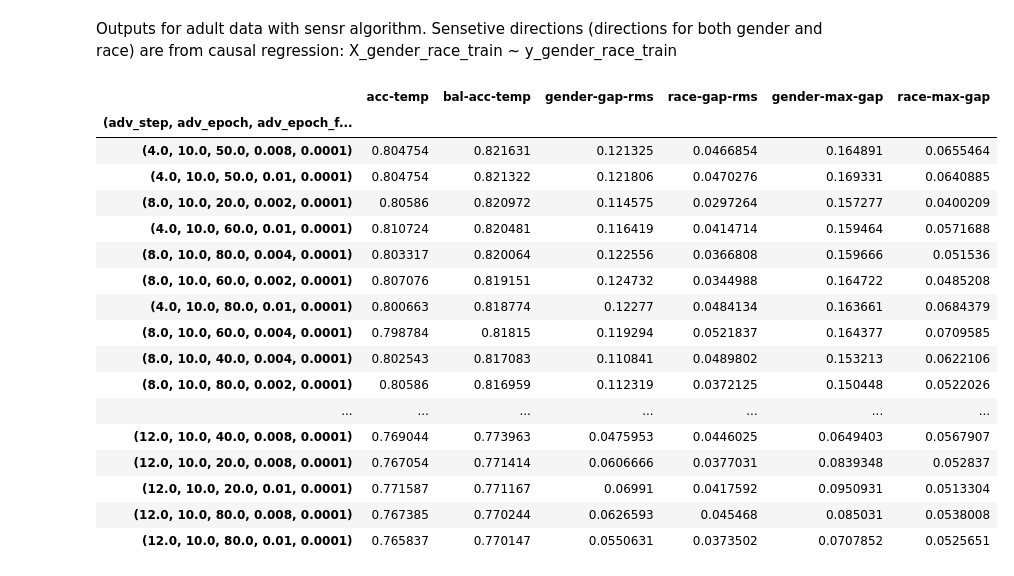
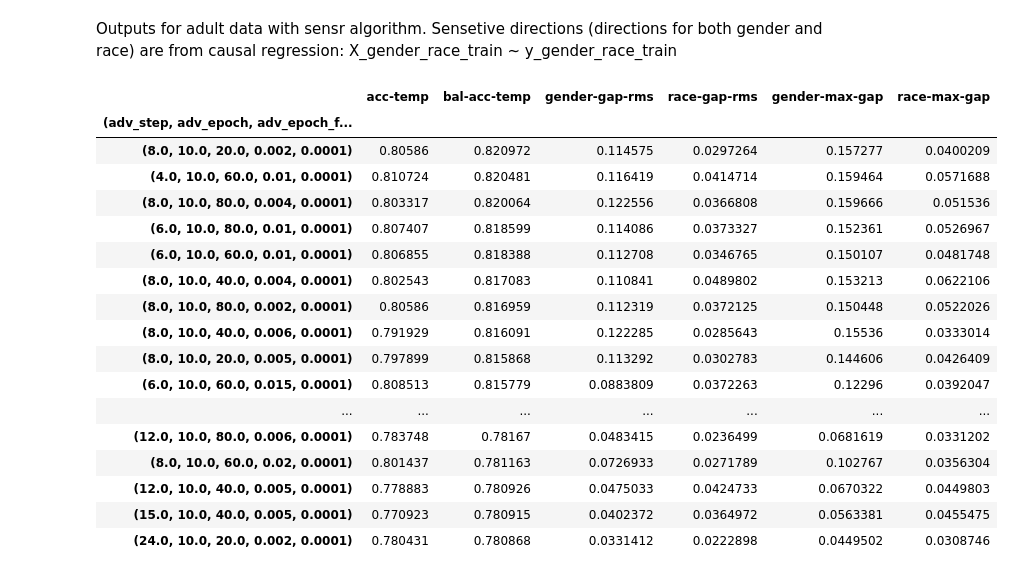
Before and after one commit to smaityumich/adult-sensr, a Jupyter notebook: adult-sensr/output.ipynb, the cells around one changed output. Cells and saved outputs as stored; diff of their text form; code cells hidden in the pictures.

```diff
--- a/adult-sensr/output.ipynb
+++ b/adult-sensr/output.ipynb
@@ -38,34 +38,34 @@ df_output = df_output.sort_values(by=['bal-acc-temp'],ascending=False)
 # %% [markdown]
 Outputs for adult data with sensr algorithm. Sensetive directions (directions for both gender and race) are from causal regression: X_gender_race_train ~ y_gender_race_train
 # %%
-df_out_selected = df_output[df_output['bal-acc-temp']>0.77]
-df_out_selected = df_out_selected[df_out_selected['gender-max-gap']<0.17]
+df_out_selected = df_output[df_output['bal-acc-temp']>0.78]
+df_out_selected = df_out_selected[df_out_selected['gender-max-gap']<0.16]
 df_out_selected = df_out_selected[['acc-temp' , 'bal-acc-temp', 'gender-gap-rms', 'race-gap-rms',  'gender-max-gap', 'race-max-gap']]
 # %%
 def highlight_greaterthan_1(s):
-    if (s['bal-acc-temp'] >= 0.79 and s['gender-max-gap']<0.068):
+    if (s['bal-acc-temp'] >= 0.789 and s['gender-max-gap']<0.087):
         return ['background-color: yellow']*6
     else:
         return ['background-color: white']*6
 
 
 df_out_selected.style.apply(highlight_greaterthan_1, axis=1)
 # %% [output]
 |  | acc-temp | bal-acc-temp | gender-gap-rms | race-gap-rms | gender-max-gap | race-max-gap |
 | (adv_step, adv_epoch, adv_epoch_f... |  |  |  |  |  |  |
-| (4.0, 10.0, 50.0, 0.008, 0.0001) | 0.804754 | 0.821631 | 0.121325 | 0.0466854 | 0.164891 | 0.0655464 |
-| (4.0, 10.0, 50.0, 0.01, 0.0001) | 0.804754 | 0.821322 | 0.121806 | 0.0470276 | 0.169331 | 0.0640885 |
 | (8.0, 10.0, 20.0, 0.002, 0.0001) | 0.80586 | 0.820972 | 0.114575 | 0.0297264 | 0.157277 | 0.0400209 |
 | (4.0, 10.0, 60.0, 0.01, 0.0001) | 0.810724 | 0.820481 | 0.116419 | 0.0414714 | 0.159464 | 0.0571688 |
 | (8.0, 10.0, 80.0, 0.004, 0.0001) | 0.803317 | 0.820064 | 0.122556 | 0.0366808 | 0.159666 | 0.051536 |
-| (8.0, 10.0, 60.0, 0.002, 0.0001) | 0.807076 | 0.819151 | 0.124732 | 0.0344988 | 0.164722 | 0.0485208 |
-| (4.0, 10.0, 80.0, 0.01, 0.0001) | 0.800663 | 0.818774 | 0.12277 | 0.0484134 | 0.163661 | 0.0684379 |
-| (8.0, 10.0, 60.0, 0.004, 0.0001) | 0.798784 | 0.81815 | 0.119294 | 0.0521837 | 0.164377 | 0.0709585 |
+| (6.0, 10.0, 80.0, 0.01, 0.0001) | 0.807407 | 0.818599 | 0.114086 | 0.0373327 | 0.152361 | 0.0526967 |
+| (6.0, 10.0, 60.0, 0.01, 0.0001) | 0.806855 | 0.818388 | 0.112708 | 0.0346765 | 0.150107 | 0.0481748 |
 | (8.0, 10.0, 40.0, 0.004, 0.0001) | 0.802543 | 0.817083 | 0.110841 | 0.0489802 | 0.153213 | 0.0622106 |
 | (8.0, 10.0, 80.0, 0.002, 0.0001) | 0.80586 | 0.816959 | 0.112319 | 0.0372125 | 0.150448 | 0.0522026 |
+| (8.0, 10.0, 40.0, 0.006, 0.0001) | 0.791929 | 0.816091 | 0.122285 | 0.0285643 | 0.15536 | 0.0333014 |
+| (8.0, 10.0, 20.0, 0.005, 0.0001) | 0.797899 | 0.815868 | 0.113292 | 0.0302783 | 0.144606 | 0.0426409 |
+| (6.0, 10.0, 60.0, 0.015, 0.0001) | 0.808513 | 0.815779 | 0.0883809 | 0.0372263 | 0.12296 | 0.0392047 |
 | ... | ... | ... | ... | ... | ... | ... |
-| (12.0, 10.0, 40.0, 0.008, 0.0001) | 0.769044 | 0.773963 | 0.0475953 | 0.0446025 | 0.0649403 | 0.0567907 |
-| (12.0, 10.0, 20.0, 0.008, 0.0001) | 0.767054 | 0.771414 | 0.0606666 | 0.0377031 | 0.0839348 | 0.052837 |
-| (12.0, 10.0, 20.0, 0.01, 0.0001) | 0.771587 | 0.771167 | 0.06991 | 0.0417592 | 0.0950931 | 0.0513304 |
-| (12.0, 10.0, 80.0, 0.008, 0.0001) | 0.767385 | 0.770244 | 0.0626593 | 0.045468 | 0.085031 | 0.0538008 |
-| (12.0, 10.0, 80.0, 0.01, 0.0001) | 0.765837 | 0.770147 | 0.0550631 | 0.0373502 | 0.0707852 | 0.0525651 |
+| (12.0, 10.0, 80.0, 0.006, 0.0001) | 0.783748 | 0.78167 | 0.0483415 | 0.0236499 | 0.0681619 | 0.0331202 |
+| (8.0, 10.0, 60.0, 0.02, 0.0001) | 0.801437 | 0.781163 | 0.0726933 | 0.0271789 | 0.102767 | 0.0356304 |
+| (12.0, 10.0, 40.0, 0.005, 0.0001) | 0.778883 | 0.780926 | 0.0475033 | 0.0424733 | 0.0670322 | 0.0449803 |
+| (15.0, 10.0, 40.0, 0.005, 0.0001) | 0.770923 | 0.780915 | 0.0402372 | 0.0364972 | 0.0563381 | 0.0455475 |
+| (24.0, 10.0, 20.0, 0.002, 0.0001) | 0.780431 | 0.780868 | 0.0331412 | 0.0222898 | 0.0449502 | 0.0308746 |
```
